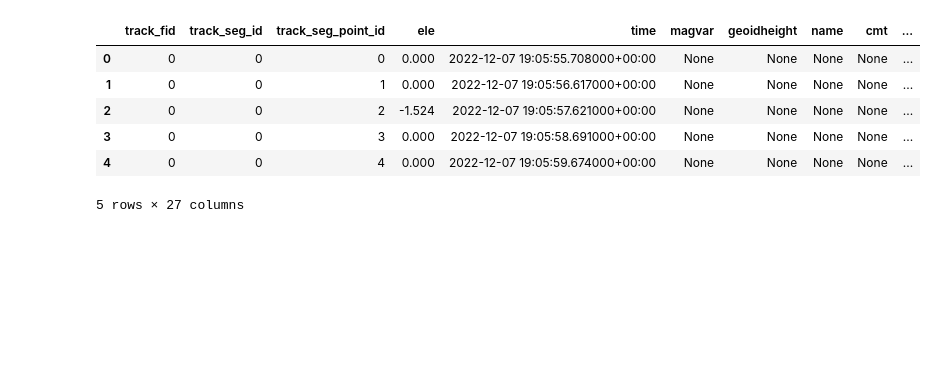
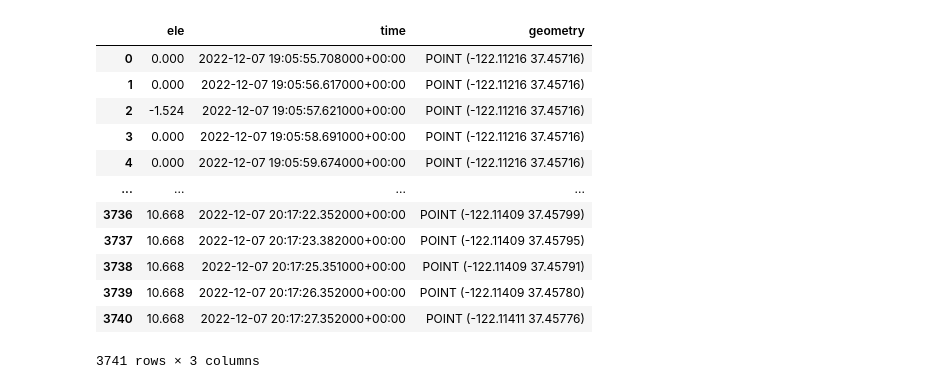
Before and after one commit to fugalh/lowry, a Jupyter notebook: acceleration test.ipynb, the cells around one changed output. Cells and saved outputs as stored; diff of their text form; code cells hidden in the pictures; blank space fills up the shorter version.

```diff
--- a/acceleration test.ipynb
+++ b/acceleration test.ipynb
@@ -1,14 +8,19 @@
 # %%
-import geopandas
-
 gdf = geopandas.read_file("tmp/n761s-acceleration.gpx", layer='track_points')
-gdf.head()
+gdf = gdf[['ele','time','geometry']]
+gdf
 # %% [output]
-|  | track_fid | track_seg_id | track_seg_point_id | ele | time | magvar | geoidheight | name | cmt | ... |
-| 0 | 0 | 0 | 0 | 0.000 | 2022-12-07 19:05:55.708000+00:00 | None | None | None | None | ... |
-| 1 | 0 | 0 | 1 | 0.000 | 2022-12-07 19:05:56.617000+00:00 | None | None | None | None | ... |
-| 2 | 0 | 0 | 2 | -1.524 | 2022-12-07 19:05:57.621000+00:00 | None | None | None | None | ... |
-| 3 | 0 | 0 | 3 | 0.000 | 2022-12-07 19:05:58.691000+00:00 | None | None | None | None | ... |
-| 4 | 0 | 0 | 4 | 0.000 | 2022-12-07 19:05:59.674000+00:00 | None | None | None | None | ... |
+|  | ele | time | geometry |
+| 0 | 0.000 | 2022-12-07 19:05:55.708000+00:00 | POINT (-122.11216 37.45716) |
+| 1 | 0.000 | 2022-12-07 19:05:56.617000+00:00 | POINT (-122.11216 37.45716) |
+| 2 | -1.524 | 2022-12-07 19:05:57.621000+00:00 | POINT (-122.11216 37.45716) |
+| 3 | 0.000 | 2022-12-07 19:05:58.691000+00:00 | POINT (-122.11216 37.45716) |
+| 4 | 0.000 | 2022-12-07 19:05:59.674000+00:00 | POINT (-122.11216 37.45716) |
+| ... | ... | ... | ... |
+| 3736 | 10.668 | 2022-12-07 20:17:22.352000+00:00 | POINT (-122.11409 37.45799) |
+| 3737 | 10.668 | 2022-12-07 20:17:23.382000+00:00 | POINT (-122.11409 37.45795) |
+| 3738 | 10.668 | 2022-12-07 20:17:25.351000+00:00 | POINT (-122.11409 37.45791) |
+| 3739 | 10.668 | 2022-12-07 20:17:26.352000+00:00 | POINT (-122.11409 37.45780) |
+| 3740 | 10.668 | 2022-12-07 20:17:27.352000+00:00 | POINT (-122.11411 37.45776) |
-5 rows × 27 columns
+3741 rows × 3 columns
 # %%
```
Also changed, not shown: parts of 8 cells of this notebook.
